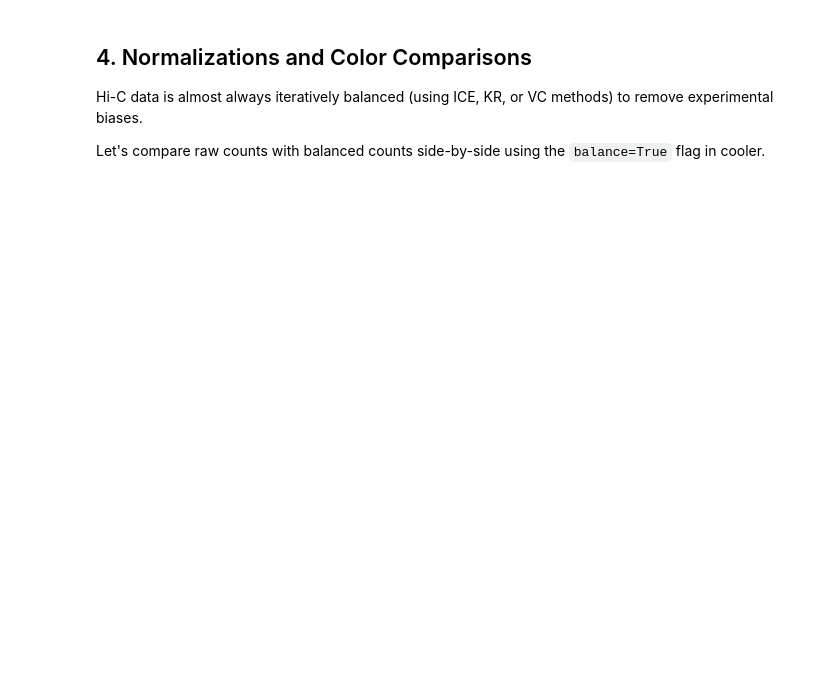
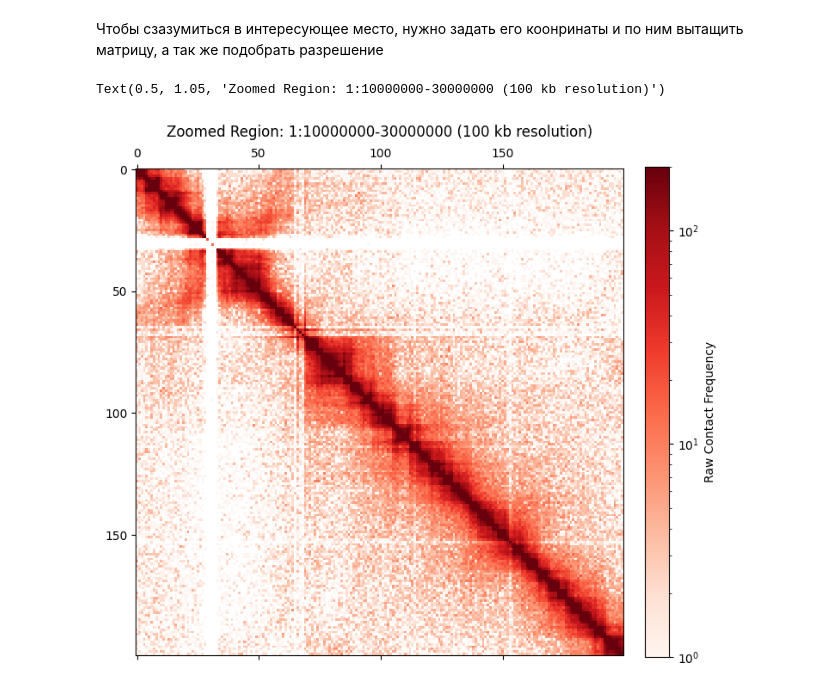
Before and after one commit to dpanc2/BI_HiC_analysis, a Jupyter notebook: notebooks/visualization.ipynb, the cells around one changed output. Cells and saved outputs as stored; diff of their text form; code cells hidden in the pictures; blank space fills up the shorter version.

```diff
--- a/notebooks/visualization.ipynb
+++ b/notebooks/visualization.ipynb
@@ -66,18 +36,19 @@ Let's zoom into a 20-megabase region on the same chromosome. We will use the `cl
+# %% [markdown]
+Чтобы сзазумиться в интересующее место, нужно задать его коонринаты и по ним вытащить матрицу, а так же подобрать разрешение
 # %%
+res = 100_000
+clr_100kb = cooler.Cooler(f'../data/Control_inter_30.mcool::/resolutions/{res}')
+
 start, end = 10_000_000, 30_000_000
 region = f'{chrom}:{start}-{end}'
 
 matrix_zoom = clr_100kb.matrix(balance=False).fetch(region)
 
 fig, ax = plt.subplots(figsize=(8, 8))
-# We use a different colormap ('Reds') here for variety
+# We could use a different colormap ('Reds') here for variety
 im = ax.matshow(matrix_zoom, norm=LogNorm(vmin=1, vmax=200), cmap='Reds')
 plt.colorbar(im, label='Raw Contact Frequency', fraction=0.046, pad=0.04)
 ax.set_title(f'Zoomed Region: {region} (100 kb resolution)', y=1.05)
-plt.show()
+# %% [output]
+Text(0.5, 1.05, 'Zoomed Region: 1:10000000-30000000 (100 kb resolution)')
+[figure, added]
-# %% [markdown]
-## 4. Normalizations and Color Comparisons
-
-Hi-C data is almost always iteratively balanced (using ICE, KR, or VC methods) to remove experimental biases.
-
-Let's compare raw counts with balanced counts side-by-side using the `balance=True` flag in cooler.
```
Also changed, not shown: parts of 16 cells of this notebook, 4 other files.
